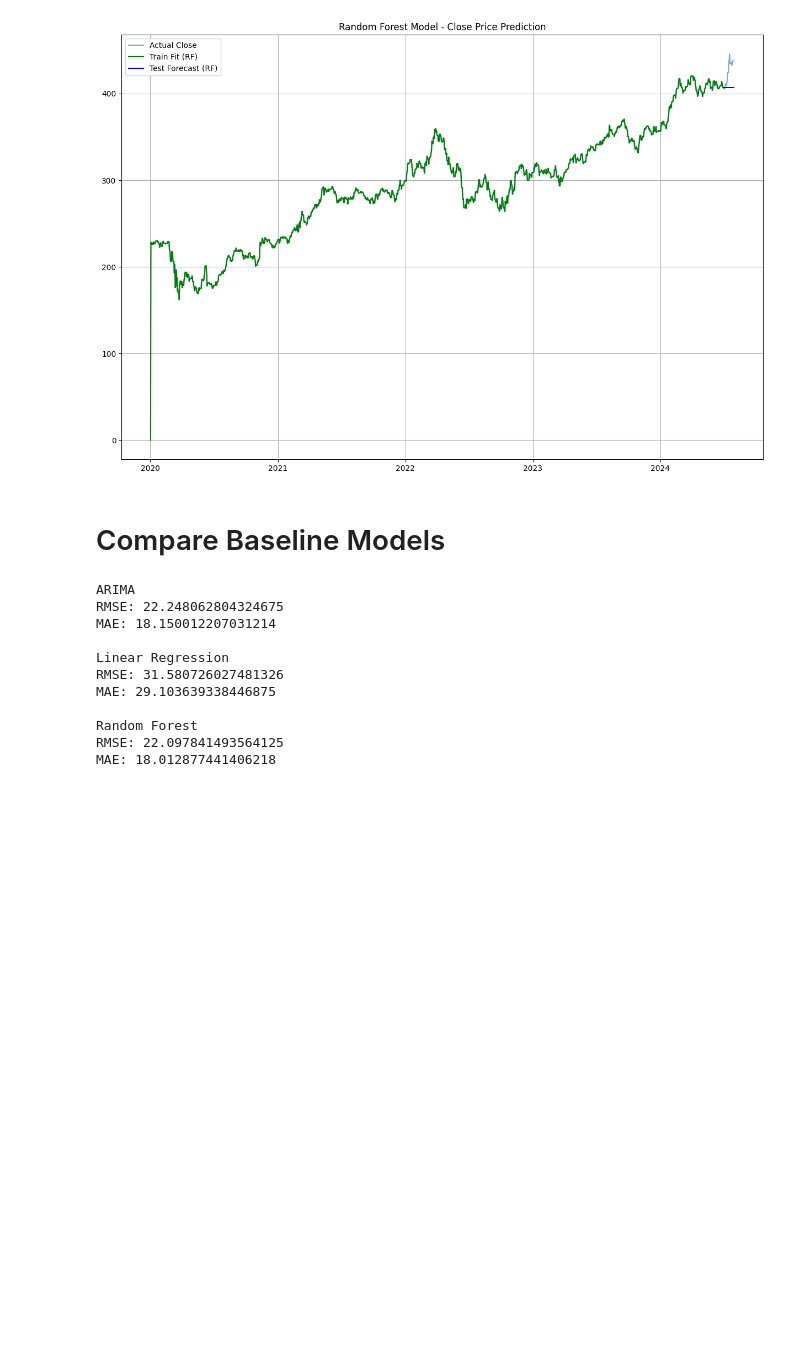
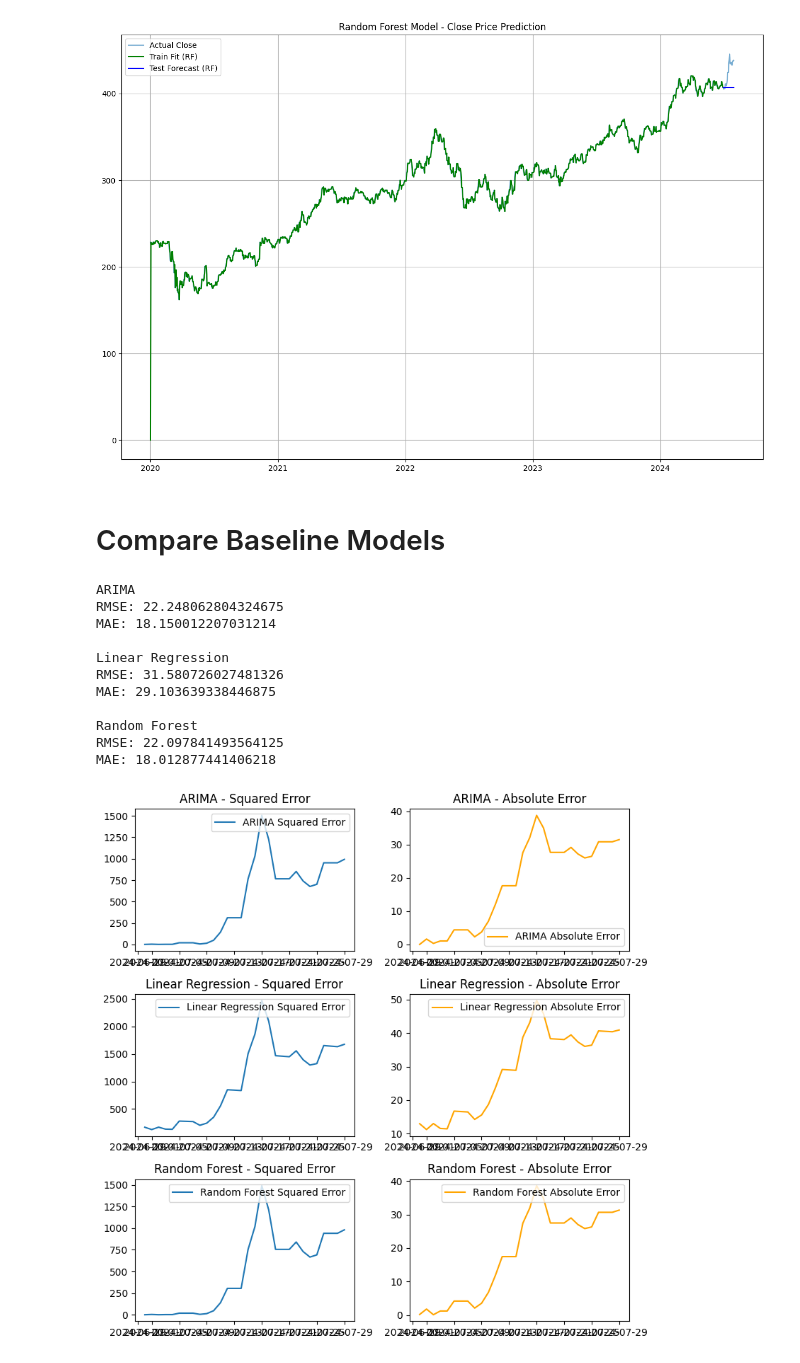
Before and after one commit to tkd995/cs325final, a Jupyter notebook: midterm.ipynb, the cells around one changed output. Cells and saved outputs as stored; diff of their text form; code cells hidden in the pictures; blank space fills up the shorter version.

Commit message:
Added final plots

```diff
--- a/midterm.ipynb
+++ b/midterm.ipynb
@@ -222,3 +222,40 @@ MAE: 29.103639338446875
 Random Forest
 RMSE: 22.097841493564125
 MAE: 18.012877441406218
+# %%
+fig, axs = plt.subplots(3, 2, figsize=(8, 8))
+
+# ARIMA Graph
+arima_error = y_true - forecast
+axs[0, 0].plot(test.index, arima_error**2, label='ARIMA Squared Error')
+axs[0, 0].set_title('ARIMA - Squared Error')
+axs[0, 0].legend()
+
+axs[0, 1].plot(test.index, np.abs(arima_error), label='ARIMA Absolute Error', color='orange')
+axs[0, 1].set_title('ARIMA - Absolute Error')
+axs[0, 1].legend()
+
+# Linear Regression Graph
+lr_error = y_true - lr_forecast
+axs[1, 0].plot(test.index, lr_error**2, label='Linear Regression Squared Error')
+axs[1, 0].set_title('Linear Regression - Squared Error')
+axs[1, 0].legend()
+
+axs[1, 1].plot(test.index, np.abs(lr_error), label='Linear Regression Absolute Error', color='orange')
+axs[1, 1].set_title('Linear Regression - Absolute Error')
+axs[1, 1].legend()
+
+# Random Forest Graph
+rf_error = y_true - rf_forecast
+axs[2, 0].plot(test.index, rf_error**2, label='Random Forest Squared Error')
+axs[2, 0].set_title('Random Forest - Squared Error')
+axs[2, 0].legend()
+
+axs[2, 1].plot(test.index, np.abs(rf_error), label='Random Forest Absolute Error', color='orange')
+axs[2, 1].set_title('Random Forest - Absolute Error')
+axs[2, 1].legend()
+
+plt.tight_layout()
+plt.show()
+# %% [output]
+[figure, added]
```
Also changed, not shown: 2 other files.
